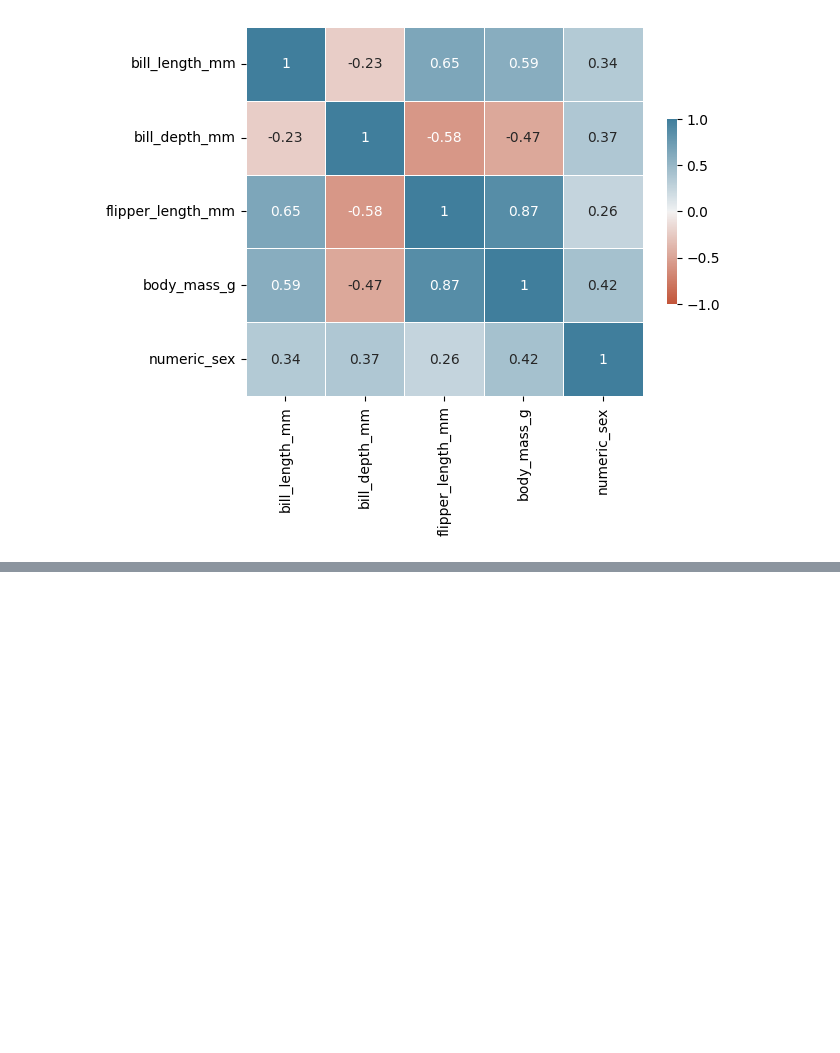
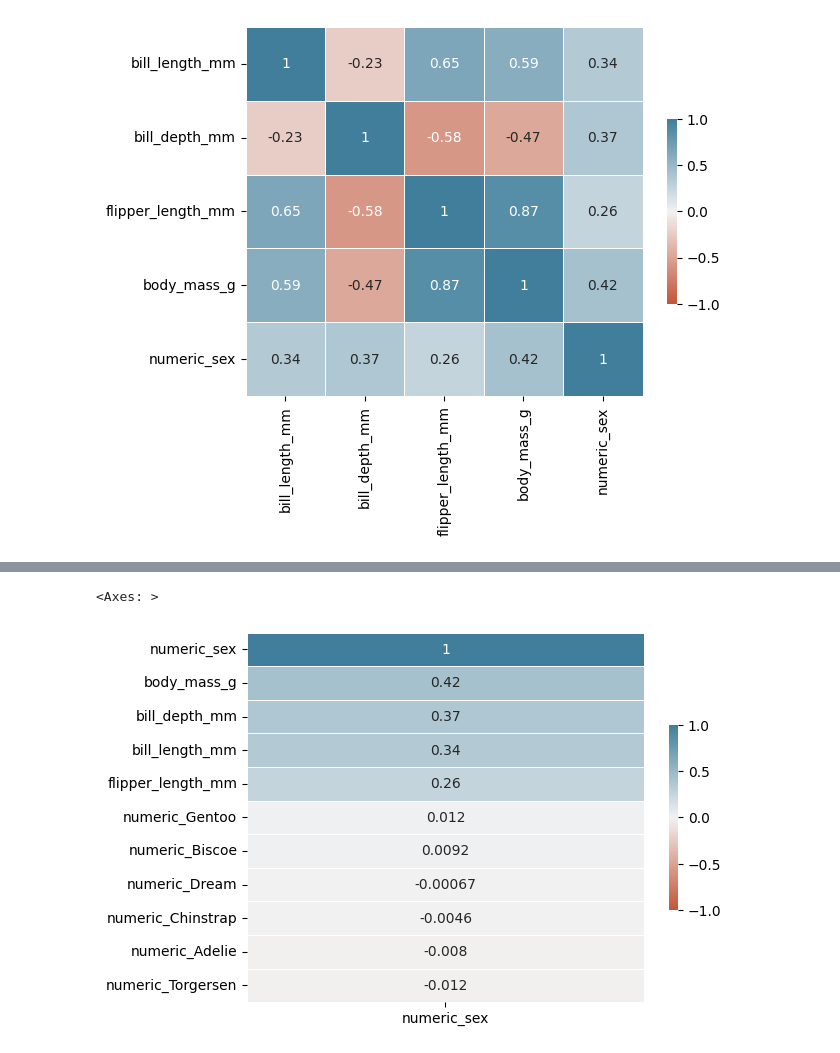
Before and after one commit to 12aptor/data-science-g4, a Jupyter notebook: dia4/3_correlaciones_categoricas.ipynb, the cells around one changed output, grey strips where cells are left out. Drawn from its saved outputs; the diff is of its cells as text; code cells hidden in the pictures; blank space fills up the shorter version.

```diff
--- a/dia4/3_correlaciones_categoricas.ipynb
+++ b/dia4/3_correlaciones_categoricas.ipynb
@@ -95,0 +166,16 @@ sns.heatmap(
+# %%
+corr_matrix = df_encoded.corr(numeric_only=True)
+corr_age = corr_matrix[['numeric_sex']].sort_values(by='numeric_sex',ascending=False)
+sns.heatmap(
+    data=corr_age,
+    cmap=sns.diverging_palette(20, 230, as_cmap=True),
+    center=0,
+    vmin=-1,
+    vmax=1,
+    linewidths=0.5,
+    cbar_kws={'shrink': 0.5},
+    annot=True
+)
+# %% [output]
+<Axes: >
+[figure, added]
```
Also changed, not shown: parts of 7 cells of this notebook.
